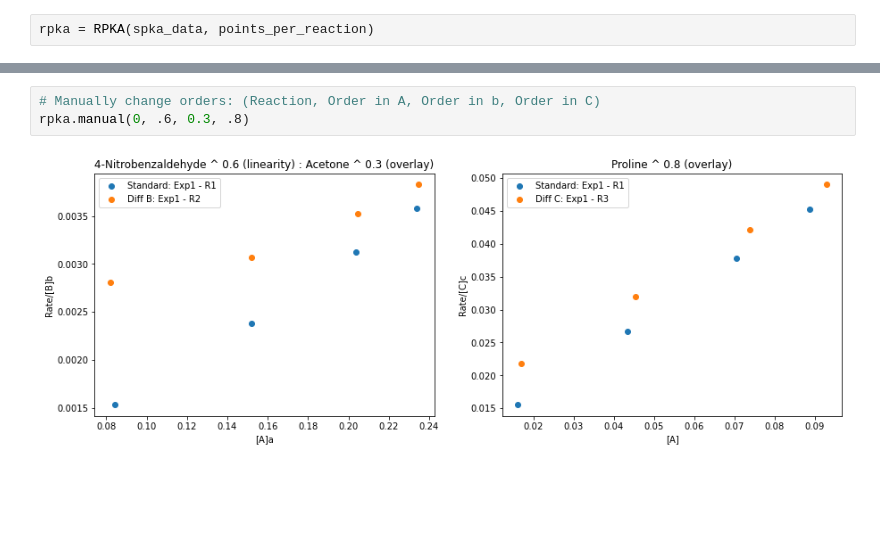
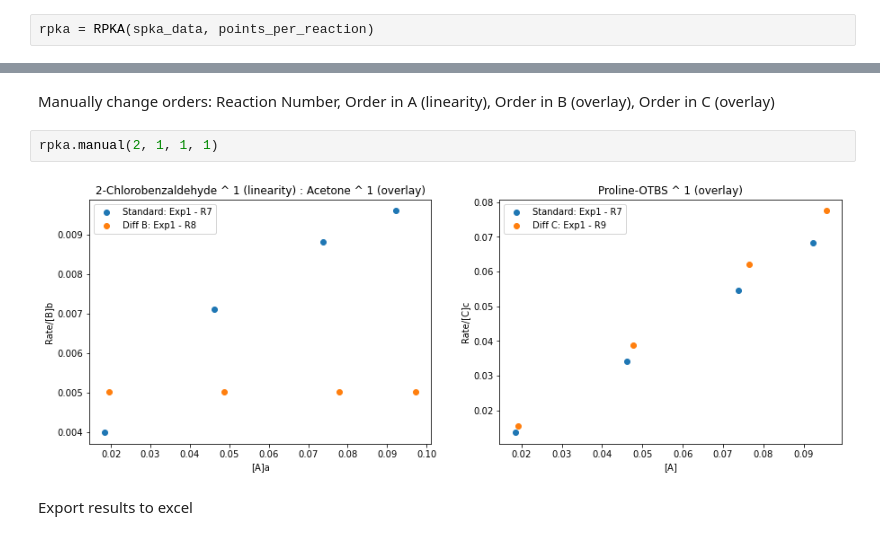
Before and after one commit to pdingwall/htke, a Jupyter notebook: htke_analysis_template_v1.9.2.ipynb, the cells around one changed output, grey strips where cells are left out. Saved outputs shown, nothing was run; the diff lists cells and outputs as text; blank space fills up the shorter version.

```diff
--- a/htke_analysis_template_v1.9.2.ipynb
+++ b/htke_analysis_template_v1.9.2.ipynb
@@ -139,5 +144,8 @@ rpka.check_results(rpka_results)
-# %%
-# Manually change orders: (Reaction, Order in A, Order in b, Order in C)
-rpka.manual(0, .6, 0.3, .8)
-# %% [output]
-[figure, removed]
+# %% [markdown]
+Manually change orders: Reaction Number, Order in A (linearity), Order in B (overlay), Order in C (overlay)
+# %%
+rpka.manual(2, 1, 1, 1)
+# %% [output]
+[figure, added]
+# %% [markdown]
+Export results to excel
```
Also changed, not shown: parts of 29 cells of this notebook.
